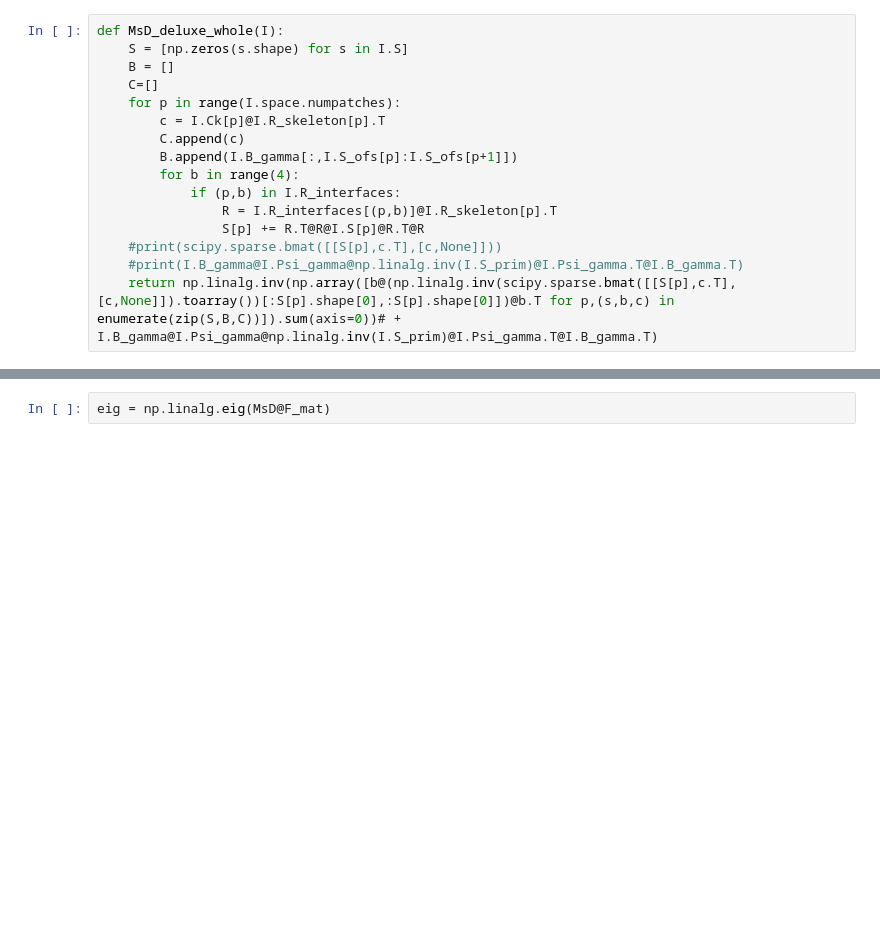
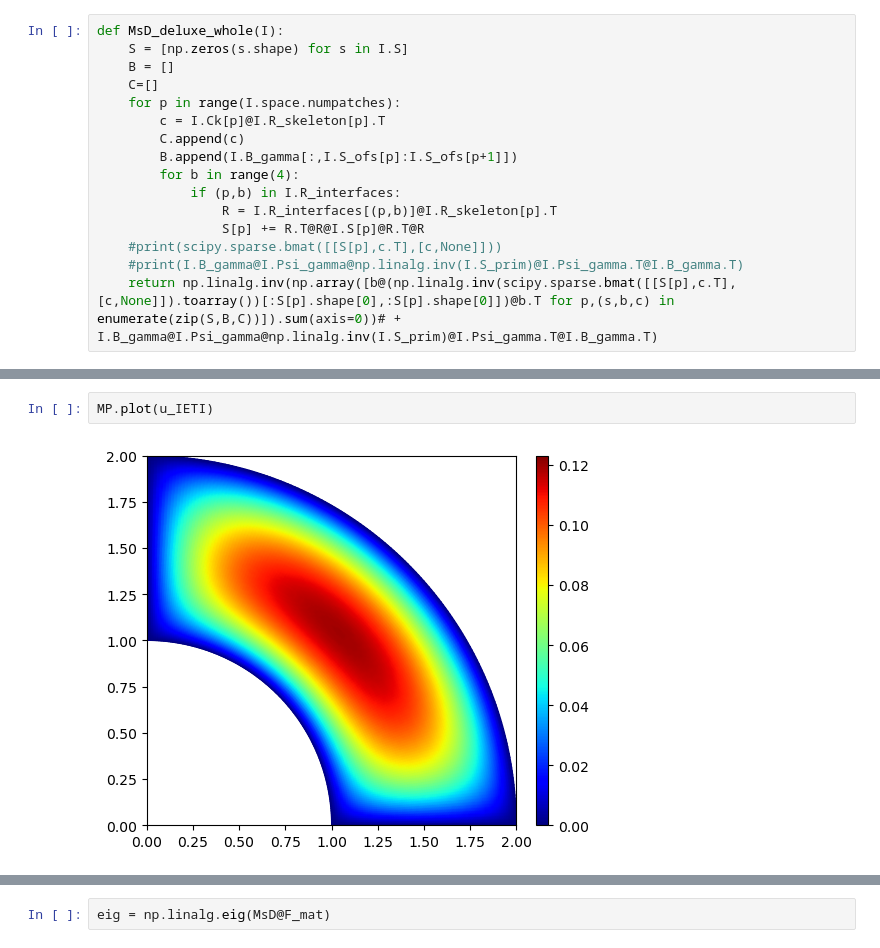
Before and after one commit to Stefan714/pyiga, a Jupyter notebook: notebooks/IETI.ipynb, the cells around one changed output, grey strips where cells are left out. Saved outputs shown, nothing was run; the diff lists cells and outputs as text; blank space fills up the shorter version.

```diff
--- a/notebooks/IETI.ipynb
+++ b/notebooks/IETI.ipynb
@@ -668,0 +698,4 @@ pcg with preconditioned condition number κ ~ 4.311528162662943 stopped after 9
+# %%
+MP.plot(u_IETI)
+# %% [output]
+[figure, added]
```
Also changed, not shown: parts of 12 cells of this notebook.
